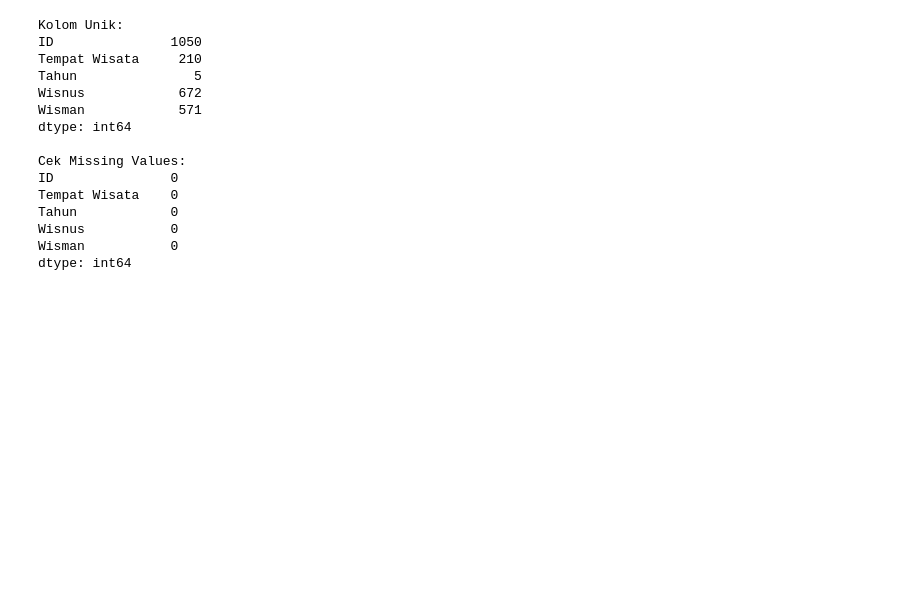
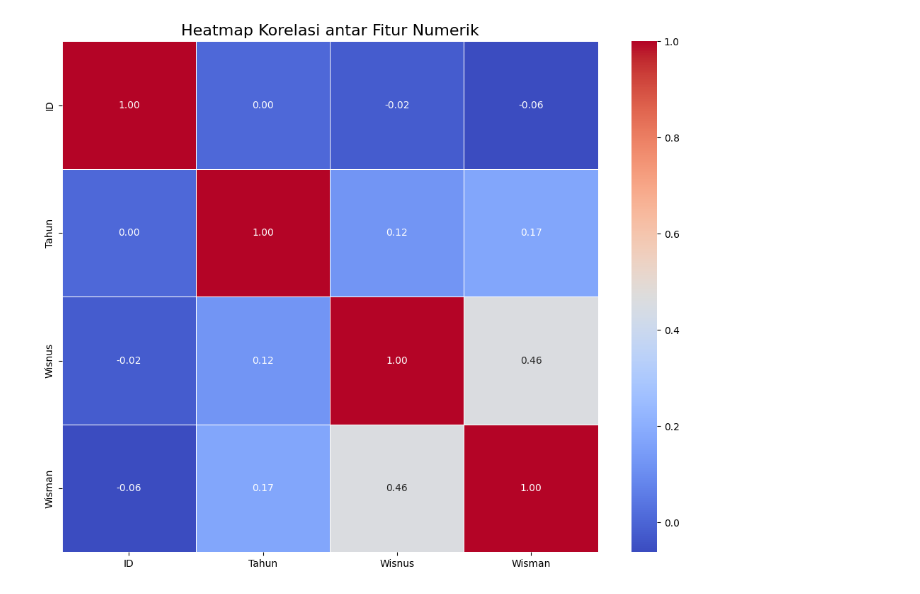
Before and after one commit to thxinsomnia/tugas-besar-datamining-kelompok1, a Jupyter notebook: Notebook/EDA.ipynb, the cells around one changed output. Drawn from its saved outputs; the diff is of its cells as text; code cells hidden in the pictures; blank space fills up the shorter version.

```diff
--- a/Notebook/EDA.ipynb
+++ b/Notebook/EDA.ipynb
@@ -34,23 +61,13 @@ max    1050.000000  2024.000000  2.075152e+06  1.328680e+06
 # %%
-# 3. Cek Nilai Unik & Missing
-print("\nKolom Unik:")
-print(df.nunique())
-print("\nCek Missing Values:")
-print(df.isnull().sum())
+numeric_data = data.select_dtypes(include=np.number)
+correlation_matrix = numeric_data.corr()
+
+# Buat heatmap
+plt.figure(figsize=(10, 8))
+sns.heatmap(correlation_matrix, annot=True, cmap='coolwarm', fmt=".2f", linewidths=.5)
+plt.title('Heatmap Korelasi antar Fitur Numerik', fontsize=16)
+plt.tight_layout()
+plt.savefig('correlation_heatmap.png')
 # %% [output]
-Kolom Unik:
-ID               1050
-Tempat Wisata     210
-Tahun               5
-Wisnus            672
-Wisman            571
-dtype: int64
-
-Cek Missing Values:
-ID               0
-Tempat Wisata    0
-Tahun            0
-Wisnus           0
-Wisman           0
-dtype: int64
+[figure, added]
 # %%
```
Also changed, not shown: parts of 8 cells of this notebook, 5 other files.
